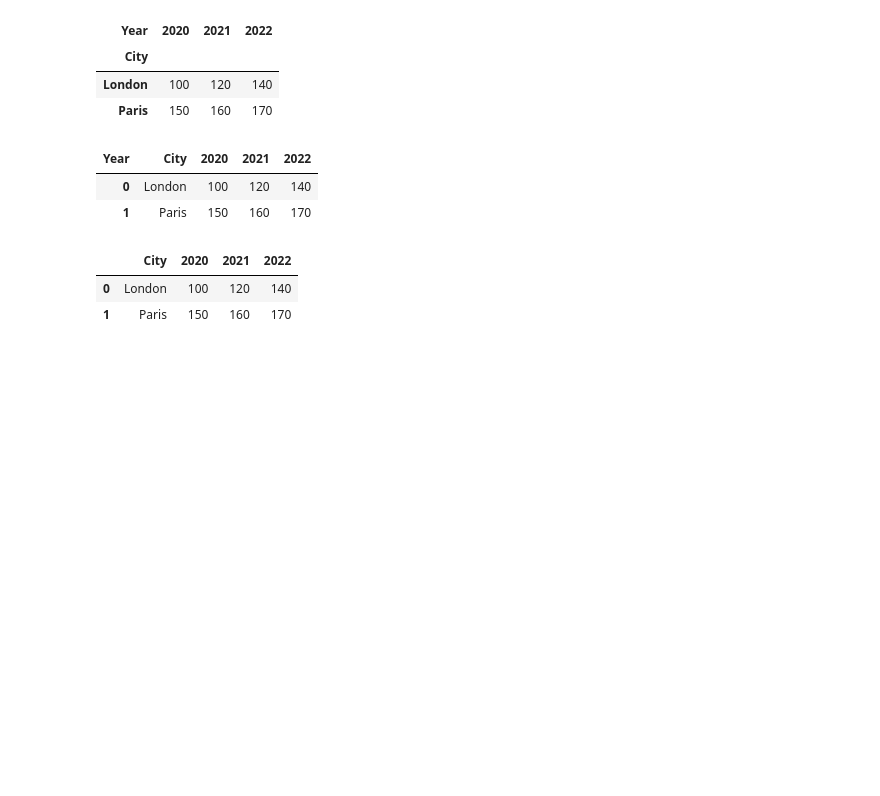
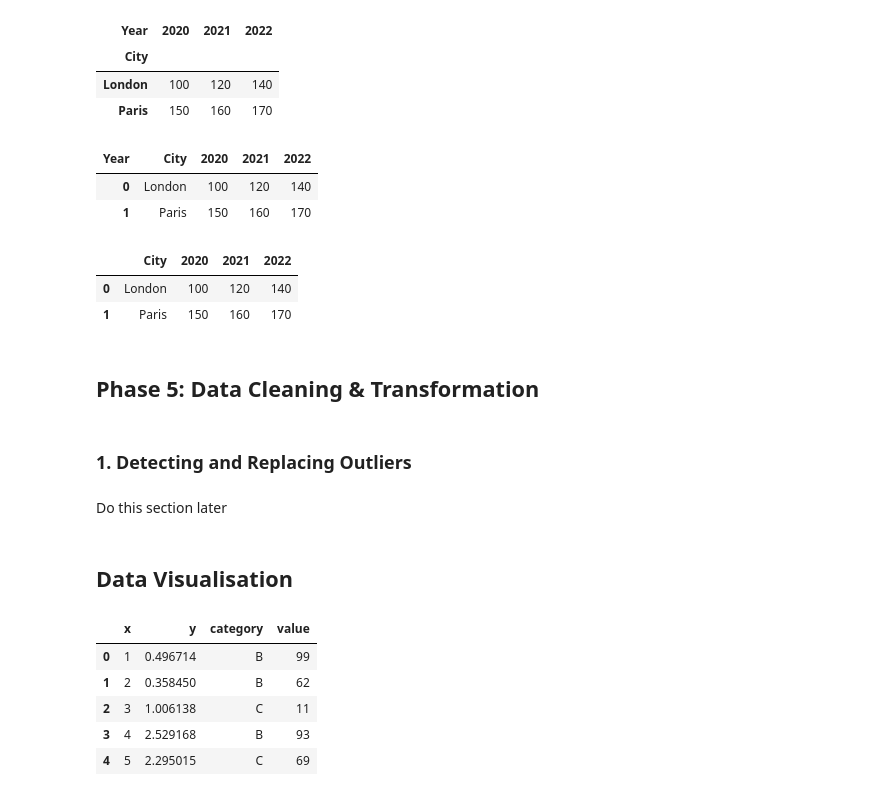
Before and after one commit to KEN-DATALABS/PROJECT-LIST, a Jupyter notebook: OneDrive/Documents/List Project/Project3.ipynb, the cells around one changed output. Cells and saved outputs as stored; diff of their text form; code cells hidden in the pictures; blank space fills up the shorter version.

```diff
--- a/OneDrive/Documents/List Project/Project3.ipynb
+++ b/OneDrive/Documents/List Project/Project3.ipynb
@@ -996,3 +996,11 @@ wide_again
 |  | City | 2020 | 2021 | 2022 |
 | 0 | London | 100 | 120 | 140 |
 | 1 | Paris | 150 | 160 | 170 |
+# %% [markdown]
+## **Phase 5: Data Cleaning & Transformation**
+# %% [markdown]
+### **1. Detecting and Replacing Outliers**
+# %% [markdown]
+Do this section later
+# %% [markdown]
+## **Data Visualisation**
@@ -998,0 +1023,9 @@ wide_again
+# %%
+df.head()
+# %% [output]
+|  | x | y | category | value |
+| 0 | 1 | 0.496714 | B | 99 |
+| 1 | 2 | 0.358450 | B | 62 |
+| 2 | 3 | 1.006138 | C | 11 |
+| 3 | 4 | 2.529168 | B | 93 |
+| 4 | 5 | 2.295015 | C | 69 |
```
Also changed, not shown: parts of 3 cells of this notebook.
